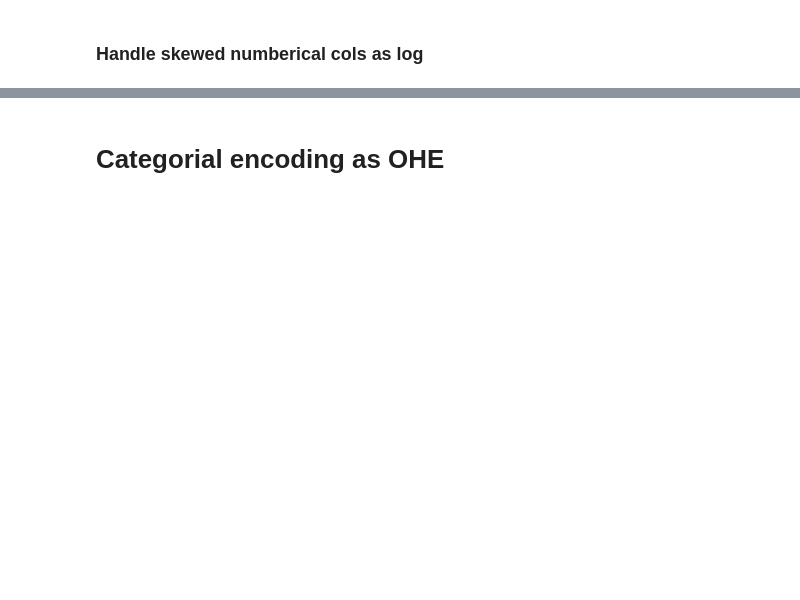
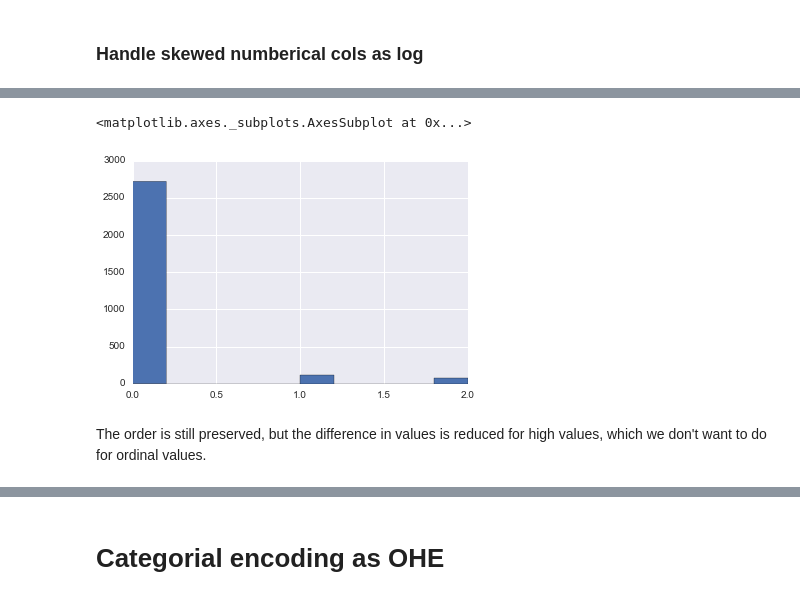
Before and after one commit to ahmadelsallab/HousePrices, a Jupyter notebook: train_DNN_regressors.ipynb, the cells around one changed output, grey strips where cells are left out. Saved outputs shown, nothing was run; the diff lists cells and outputs as text; code cells hidden in the pictures; blank space fills up the shorter version.

```diff
--- a/train_DNN_regressors.ipynb
+++ b/train_DNN_regressors.ipynb
@@ -692,0 +566,7 @@ df_num = df_num.fillna(df_num.median())
+# %%
+df[skewed_features[0]].hist()
+# %% [output]
+<matplotlib.axes._subplots.AxesSubplot at 0x...>
+[figure, added]
+# %% [markdown]
+The order is still preserved, but the difference in values is reduced for high values, which we don't want to do for ordinal values.
```
Also changed, not shown: parts of 113 cells of this notebook.
